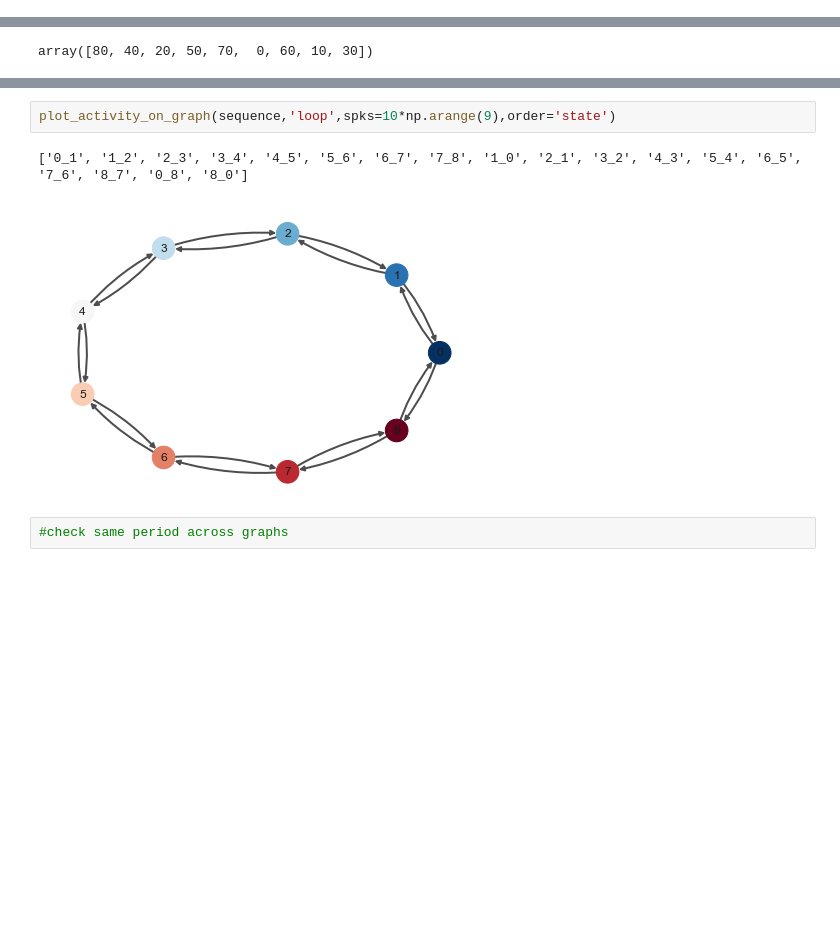
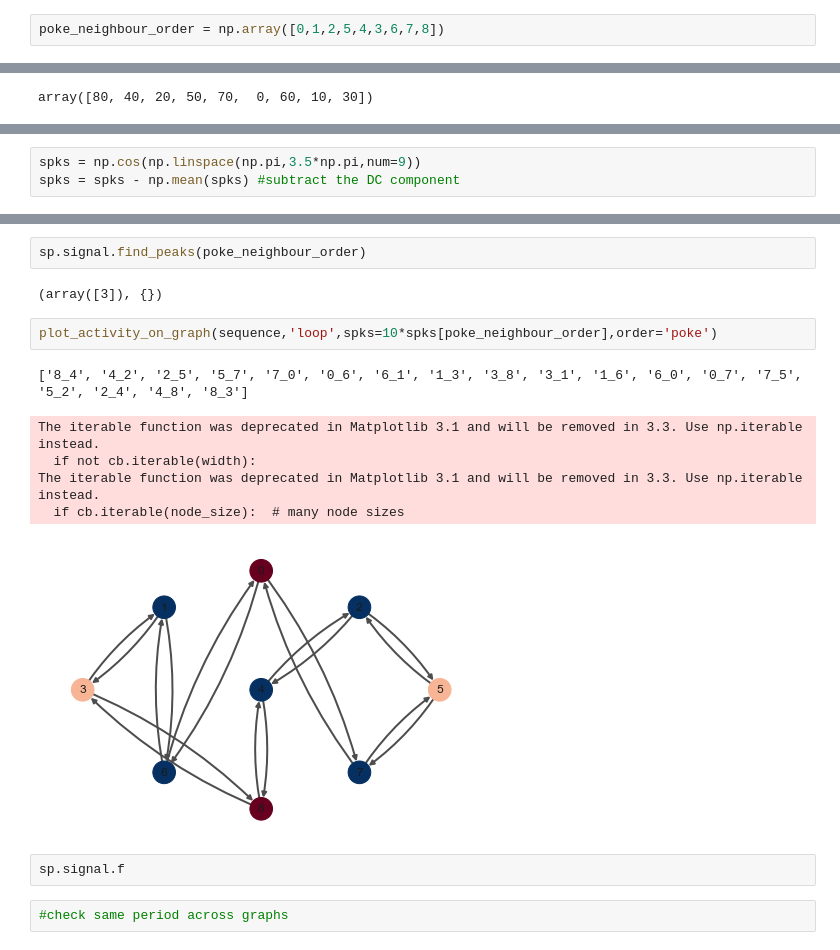
Before and after one commit to yves-weissenberger/ll_ephys, a Jupyter notebook: plot_responses_in_task.ipynb, the cells around one changed output, grey strips where cells are left out. Drawn from its saved outputs; the diff is of its cells as text; blank space fills up the shorter version.

```diff
--- a/plot_responses_in_task.ipynb
+++ b/plot_responses_in_task.ipynb
@@ -165,6 +182,8 @@ def plot_activity_on_graph(sequence,graph_type,order='poke',spks=None):
 # %%
 sequence = [8, 4, 2, 5, 7, 0, 6, 1, 3]
 seq_inv = [sequence.index(i) for i in range(9)]
+# %%
+poke_neighbour_order = np.array([0,1,2,5,4,3,6,7,8])
 # %%
 activity_dict = []
 # %%
@@ -184,0 +193,3 @@ plt.plot(np.abs(np.fft.fft(spks)))
+# %%
+spks = np.cos(np.linspace(np.pi,3.5*np.pi,num=9))
+spks = spks - np.mean(spks) #subtract the DC component
@@ -185,8 +212,18 @@ plt.plot(np.abs(np.fft.fft(spks)))
+# %%
+sp.signal.find_peaks(poke_neighbour_order)
+# %% [output]
+(array([3]), {})
 # %%
-plot_activity_on_graph(sequence,'loop',spks=10*np.arange(9),order='state')
+plot_activity_on_graph(sequence,'loop',spks=10*spks[poke_neighbour_order],order='poke')
 # %% [output]
-['0_1', '1_2', '2_3', '3_4', '4_5', '5_6', '6_7', '7_8', '1_0', '2_1', '3_2', '4_3', '5_4', '6_5', '7_6', '8_7', '0_8', '8_0']
+['8_4', '4_2', '2_5', '5_7', '7_0', '0_6', '6_1', '1_3', '3_8', '3_1', '1_6', '6_0', '0_7', '7_5', '5_2', '2_4', '4_8', '8_3']
+The iterable function was deprecated in Matplotlib 3.1 and will be removed in 3.3. Use np.iterable instead.
+  if not cb.iterable(width):
+The iterable function was deprecated in Matplotlib 3.1 and will be removed in 3.3. Use np.iterable instead.
+  if cb.iterable(node_size):  # many node sizes
-[figure, old version]
+[figure, new version]
+# %%
+sp.signal.f
 # %%
 #check same period across graphs
 # %%
```
Also changed, not shown: parts of 8 cells of this notebook, 18 other files.
